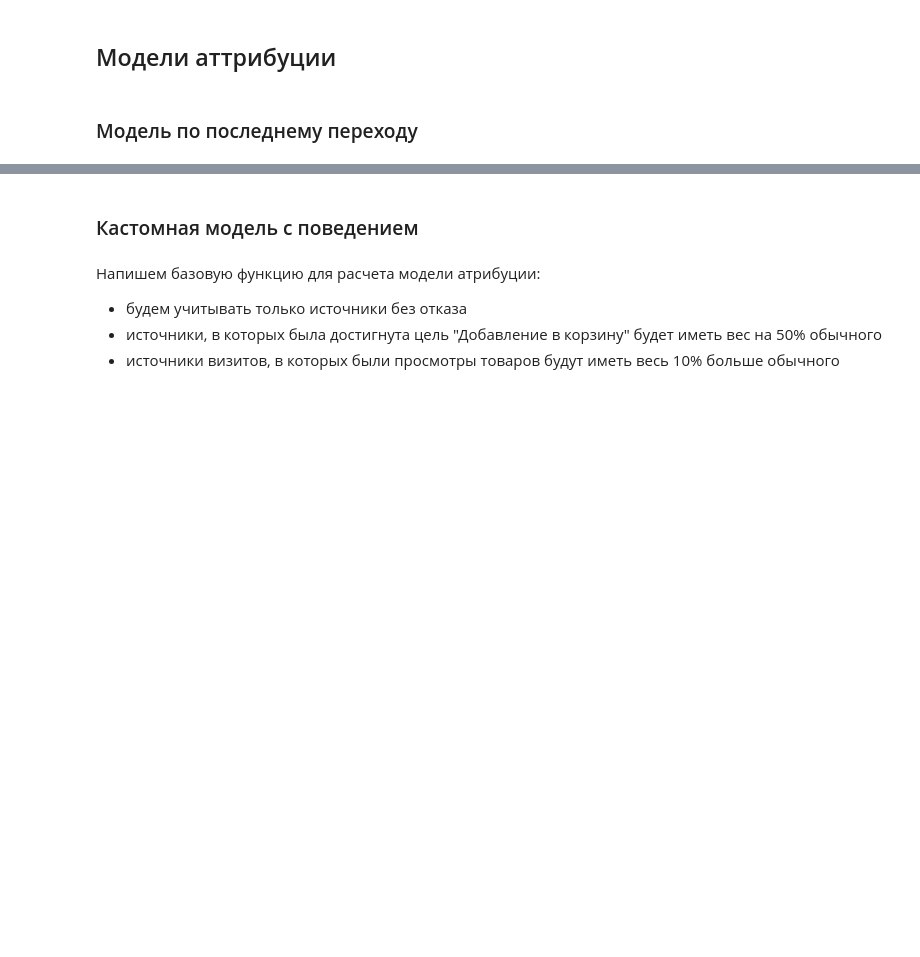
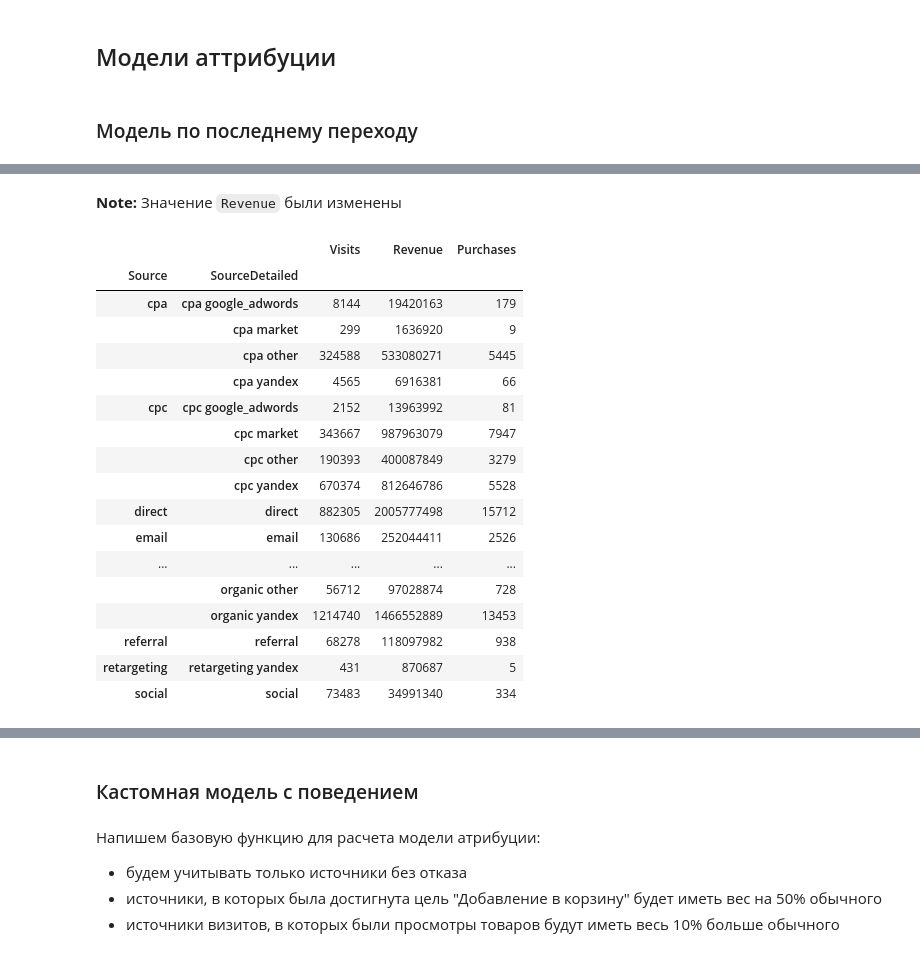
Before and after one commit to miptgirl/misc_code, a Jupyter notebook: webinar_case.ipynb, the cells around one changed output, grey strips where cells are left out. Drawn from its saved outputs; the diff is of its cells as text; code cells hidden in the pictures; blank space fills up the shorter version.

```diff
--- a/webinar_case.ipynb
+++ b/webinar_case.ipynb
@@ -828,2 +828,25 @@ Wall time: 3.48 s
+# %% [markdown]
+__Note:__ Значение `Revenue` были изменены
+# %%
+last_raw_df
+# %% [output]
+|  |  | Visits | Revenue | Purchases |
+| Source | SourceDetailed |  |  |  |
+| cpa | cpa google_adwords | 8144 | 19420163 | 179 |
+|  | cpa market | 299 | 1636920 | 9 |
+|  | cpa other | 324588 | 533080271 | 5445 |
+|  | cpa yandex | 4565 | 6916381 | 66 |
+| cpc | cpc google_adwords | 2152 | 13963992 | 81 |
+|  | cpc market | 343667 | 987963079 | 7947 |
+|  | cpc other | 190393 | 400087849 | 3279 |
+|  | cpc yandex | 670374 | 812646786 | 5528 |
+| direct | direct | 882305 | 2005777498 | 15712 |
+| email | email | 130686 | 252044411 | 2526 |
+| ... | ... | ... | ... | ... |
+|  | organic other | 56712 | 97028874 | 728 |
+|  | organic yandex | 1214740 | 1466552889 | 13453 |
+| referral | referral | 68278 | 118097982 | 938 |
+| retargeting | retargeting yandex | 431 | 870687 | 5 |
+| social | social | 73483 | 34991340 | 334 |
 # %%
 last_raw_df_norm = last_raw_df.apply(lambda x: 100.*x/last_raw_df.sum(), axis = 1)
```
Also changed, not shown: parts of 12 cells of this notebook.
